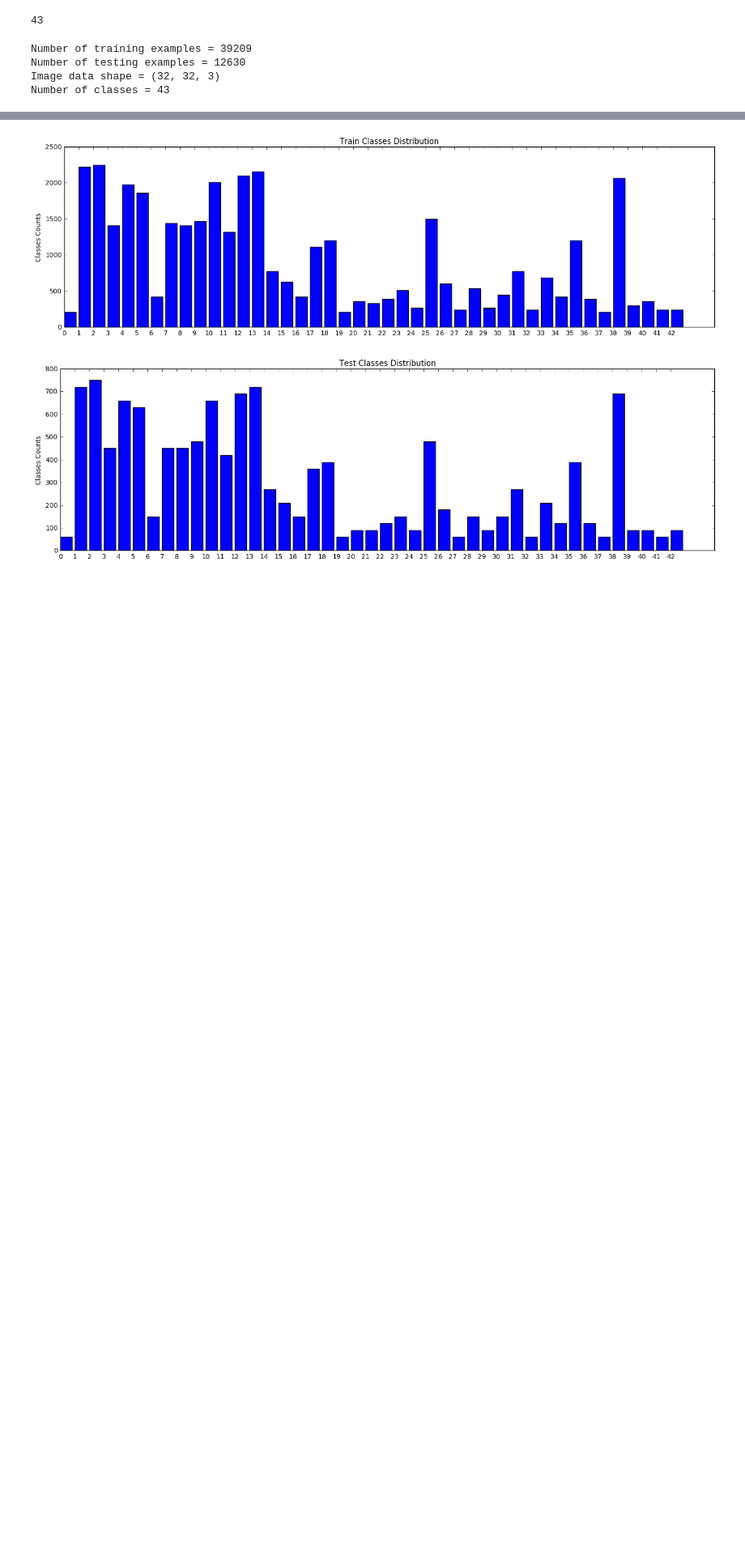
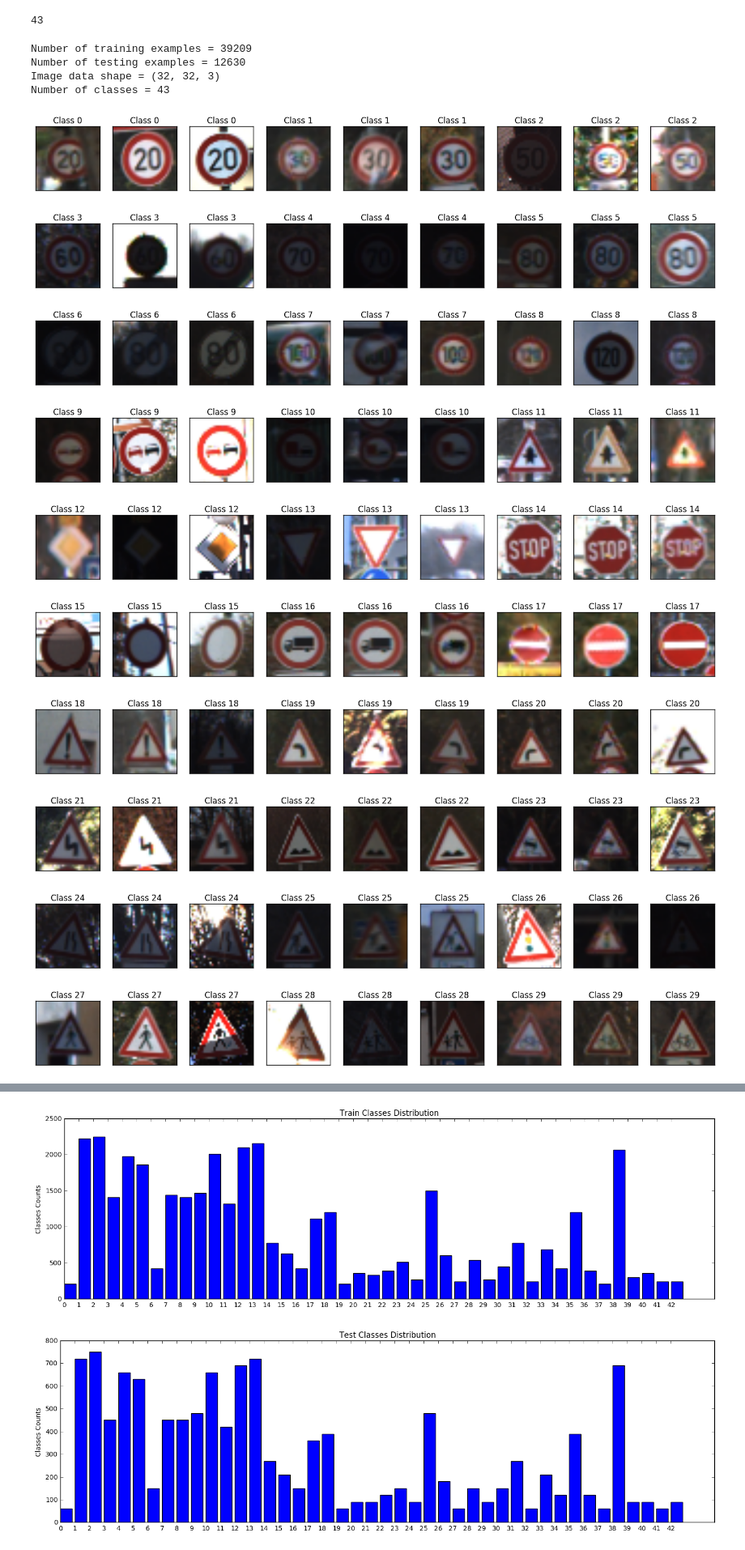
Before and after one commit to bexcite/traffic-signs, a Jupyter notebook: Traffic_Signs_Recognition.ipynb, the cells around one changed output, grey strips where cells are left out. Shown at 81% size. Saved outputs shown, nothing was run; the diff lists cells and outputs as text; code cells hidden in the pictures; blank space fills up the shorter version.

```diff
--- a/Traffic_Signs_Recognition.ipynb
+++ b/Traffic_Signs_Recognition.ipynb
@@ -86,25 +86,34 @@ Number of classes = 43
 # %%
 ### Data exploration visualization goes here.
 ### Feel free to use as many code cells as needed.
 
 
-'''
+
 # Show all classes
 num_line = 9
 num_imgs = 3
 for c in range(n_classes):
     if c * num_imgs % num_line == 0:
         plt.figure((c * num_imgs) // num_line, figsize=(18, 2))
     s = X_train[y_train == c]
     indices = np.random.randint(0, len(s), num_imgs)
 
     for n, idx in enumerate(indices):
         plot_num = (c * num_imgs) % num_line + n + 1
         plt.subplot(1, num_line, plot_num)
         cur_axes = plt.gca()
         cur_axes.axes.get_xaxis().set_ticks([])
         cur_axes.axes.get_yaxis().set_ticks([])
         plt.imshow(s[idx])
         plt.title('Class %d' % c)
-'''
 # %% [output]
+[figure, added]
+[figure, added]
+[figure, added]
+[figure, added]
+[figure, added]
+[figure, added]
+[figure, added]
+[figure, added]
+[figure, added]
+[figure, added]
```
Also changed, not shown: parts of 5 cells of this notebook.
